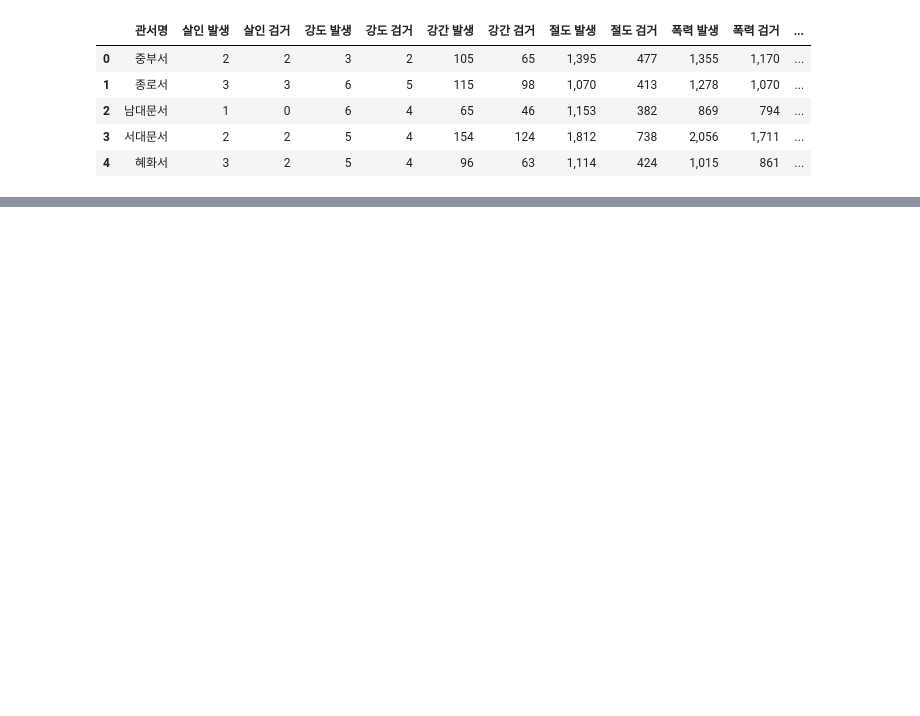
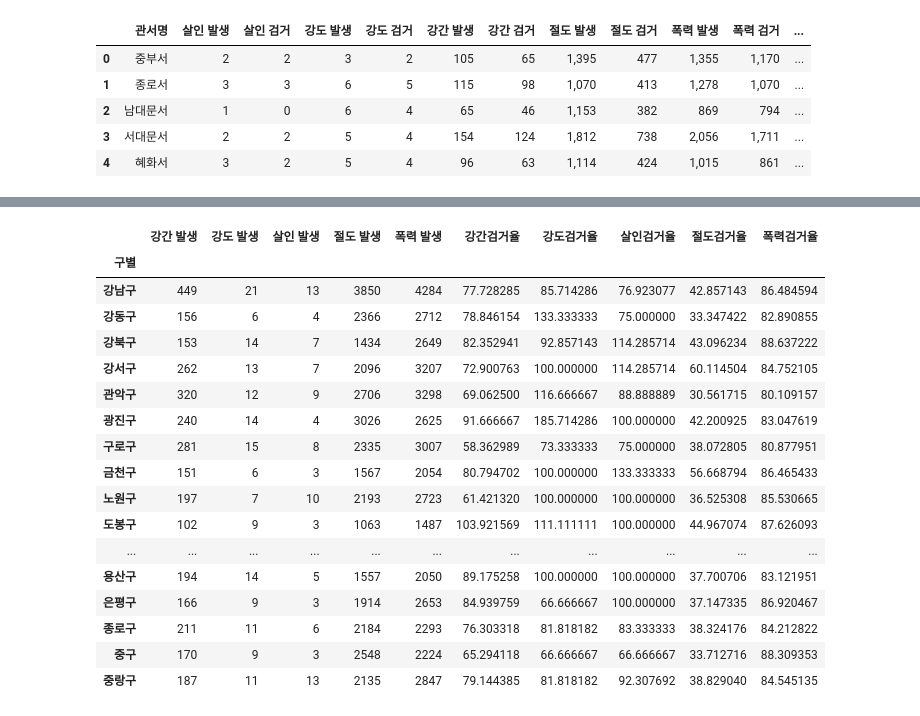
Before and after one commit to jjhwnn/Python, a Jupyter notebook: 3.DataAnalysis/Note/18.서울시 범죄 안전도.ipynb, the cells around one changed output, grey strips where cells are left out. Drawn from its saved outputs; the diff is of its cells as text; code cells hidden in the pictures; blank space fills up the shorter version.

```diff
--- a/3.DataAnalysis/Note/18.서울시 범죄 안전도.ipynb
+++ b/3.DataAnalysis/Note/18.서울시 범죄 안전도.ipynb
@@ -209,0 +253,5 @@ crime_anal_police['구별'] = police_gu
+# %%
+# DataSet을 보면 강서서가 양천구로 편성되어 있는데 현재는 강서서는 강서구로 편성되어 있음
+crime_anal_police[crime_anal_police['관서명']=="강서서"]
+crime_anal_police.loc[crime_anal_police['관서명']=="강서서", ['구별']] = '강서구'
+crime_anal_police[crime_anal_police['관서명']=="강서서"]
@@ -218,0 +308,5 @@ crime_anal_police.head()
+# %%
+crime_anal_police['절도 발생'] = crime_anal_police['절도 발생'].str.replace(',', '').astype(int)
+crime_anal_police['절도 검거'] = crime_anal_police['절도 검거'].str.replace(',', '').astype(int)
+crime_anal_police['폭력 발생'] = crime_anal_police['폭력 발생'].str.replace(',', '').astype(int)
+crime_anal_police['폭력 검거'] = crime_anal_police['폭력 검거'].str.replace(',', '').astype(int)
@@ -218,0 +335,4 @@ crime_anal_police.head()
+# %%
+# 구별로 데이터를 정리한다.
+
+crime_anal = pd.pivot_table(crime_anal_police, index='구별', aggfunc=np.sum)
@@ -218,0 +353,7 @@ crime_anal_police.head()
+# %%
+
+crime_anal['강간검거율'] = crime_anal['강간 검거'] / crime_anal['강간 발생'] * 100
+crime_anal['강도검거율'] = crime_anal['강도 검거'] / crime_anal['강도 발생'] * 100
+crime_anal['살인검거율'] = crime_anal['살인 검거'] / crime_anal['살인 발생'] * 100
+crime_anal['절도검거율'] = crime_anal['절도 검거'] / crime_anal['절도 발생'] * 100
+crime_anal['폭력검거율'] = crime_anal['폭력 검거'] / crime_anal['폭력 발생'] * 100
@@ -218,0 +370,28 @@ crime_anal_police.head()
+# %%
+# 검거 건수는 삭제
+del crime_anal['강간 검거']
+del crime_anal['강도 검거']
+del crime_anal['살인 검거']
+del crime_anal['절도 검거']
+del crime_anal['폭력 검거']
+
+crime_anal
+# %% [output]
+|  | 강간 발생 | 강도 발생 | 살인 발생 | 절도 발생 | 폭력 발생 | 강간검거율 | 강도검거율 | 살인검거율 | 절도검거율 | 폭력검거율 |
+| 구별 |  |  |  |  |  |  |  |  |  |  |
+| 강남구 | 449 | 21 | 13 | 3850 | 4284 | 77.728285 | 85.714286 | 76.923077 | 42.857143 | 86.484594 |
+| 강동구 | 156 | 6 | 4 | 2366 | 2712 | 78.846154 | 133.333333 | 75.000000 | 33.347422 | 82.890855 |
+| 강북구 | 153 | 14 | 7 | 1434 | 2649 | 82.352941 | 92.857143 | 114.285714 | 43.096234 | 88.637222 |
+| 강서구 | 262 | 13 | 7 | 2096 | 3207 | 72.900763 | 100.000000 | 114.285714 | 60.114504 | 84.752105 |
+| 관악구 | 320 | 12 | 9 | 2706 | 3298 | 69.062500 | 116.666667 | 88.888889 | 30.561715 | 80.109157 |
+| 광진구 | 240 | 14 | 4 | 3026 | 2625 | 91.666667 | 185.714286 | 100.000000 | 42.200925 | 83.047619 |
+| 구로구 | 281 | 15 | 8 | 2335 | 3007 | 58.362989 | 73.333333 | 75.000000 | 38.072805 | 80.877951 |
+| 금천구 | 151 | 6 | 3 | 1567 | 2054 | 80.794702 | 100.000000 | 133.333333 | 56.668794 | 86.465433 |
+| 노원구 | 197 | 7 | 10 | 2193 | 2723 | 61.421320 | 100.000000 | 100.000000 | 36.525308 | 85.530665 |
+| 도봉구 | 102 | 9 | 3 | 1063 | 1487 | 103.921569 | 111.111111 | 100.000000 | 44.967074 | 87.626093 |
+| ... | ... | ... | ... | ... | ... | ... | ... | ... | ... | ... |
+| 용산구 | 194 | 14 | 5 | 1557 | 2050 | 89.175258 | 100.000000 | 100.000000 | 37.700706 | 83.121951 |
+| 은평구 | 166 | 9 | 3 | 1914 | 2653 | 84.939759 | 66.666667 | 100.000000 | 37.147335 | 86.920467 |
+| 종로구 | 211 | 11 | 6 | 2184 | 2293 | 76.303318 | 81.818182 | 83.333333 | 38.324176 | 84.212822 |
+| 중구 | 170 | 9 | 3 | 2548 | 2224 | 65.294118 | 66.666667 | 66.666667 | 33.712716 | 88.309353 |
+| 중랑구 | 187 | 11 | 13 | 2135 | 2847 | 79.144385 | 81.818182 | 92.307692 | 38.829040 | 84.545135 |
```
Also changed, not shown: parts of 22 cells of this notebook, 2 other files.
